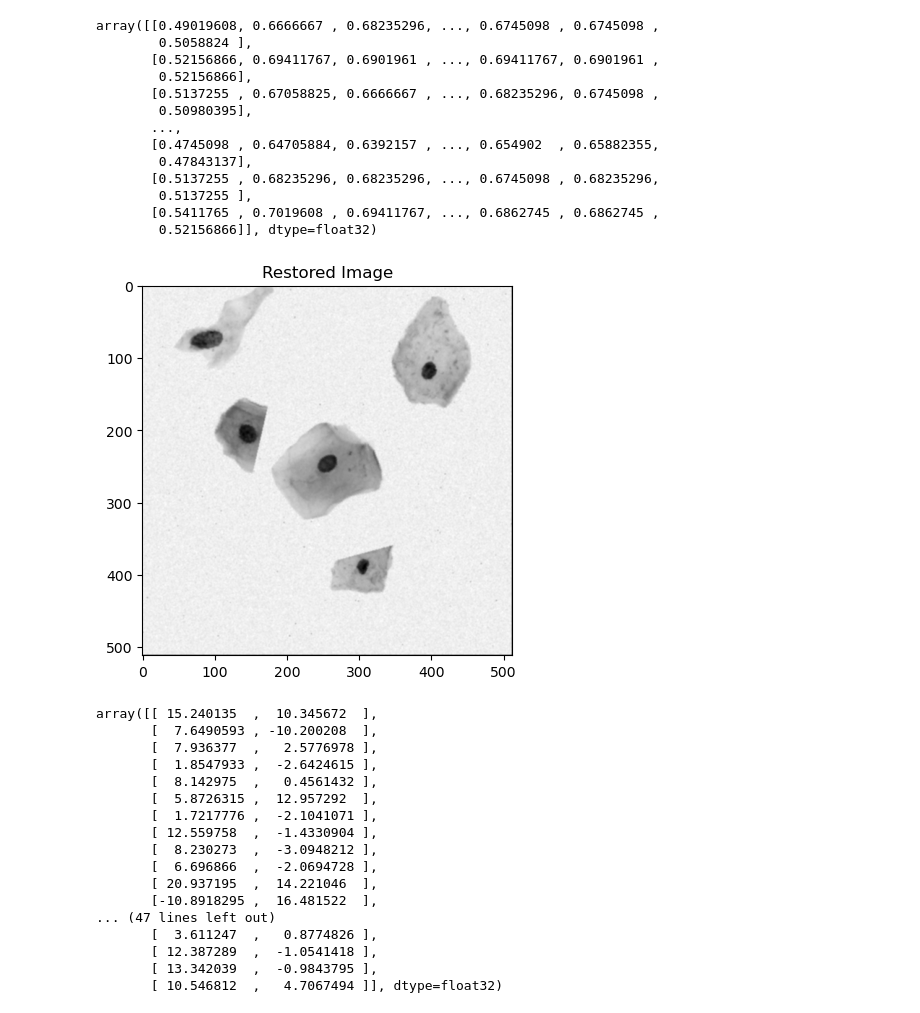
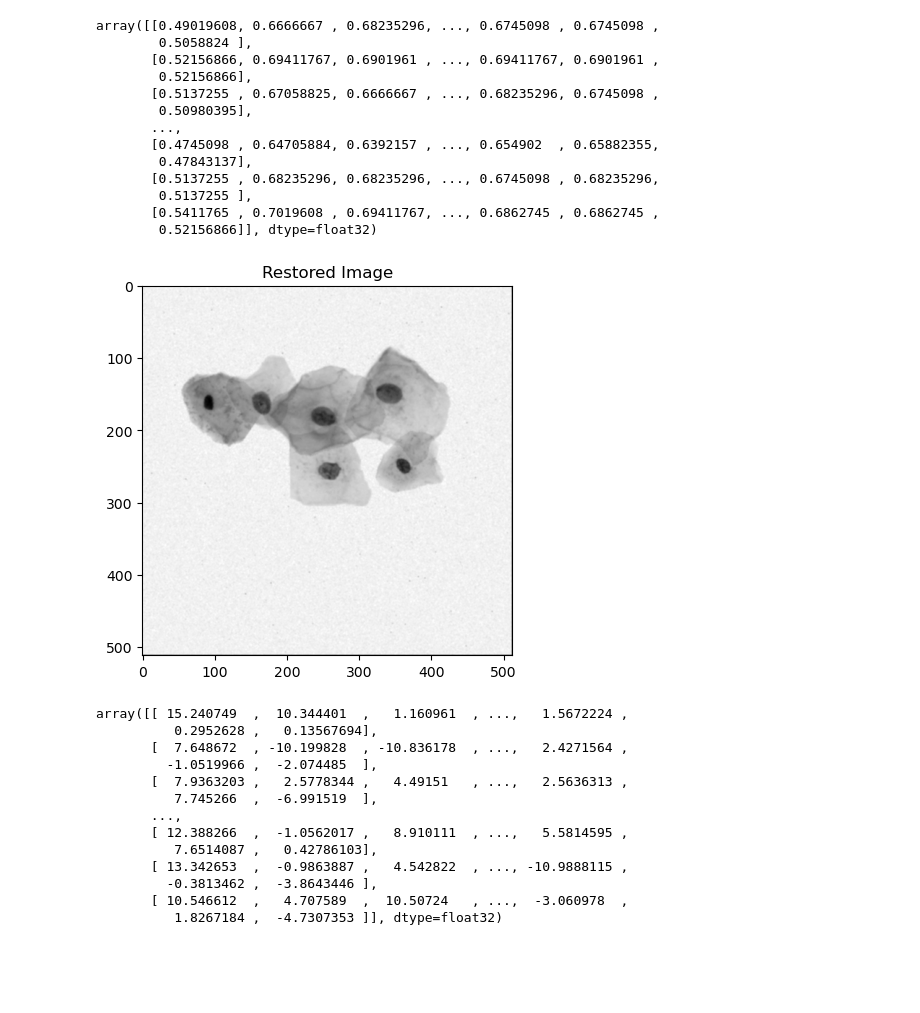
Before and after one commit to SavyaSanchi-Sharma/K-meansClustering, a Jupyter notebook: rwGraphs.ipynb, the cells around one changed output. Cells and saved outputs as stored; diff of their text form; code cells hidden in the pictures; blank space fills up the shorter version.

Commit message:
Updated graphs

```diff
--- a/rwGraphs.ipynb
+++ b/rwGraphs.ipynb
@@ -78,34 +78,30 @@ array([[0.49019608, 0.6666667 , 0.68235296, ..., 0.6745098 , 0.6745098 ,
        [0.5411765 , 0.7019608 , 0.69411767, ..., 0.6862745 , 0.6862745 ,
         0.52156866]], dtype=float32)
 # %%
-restored_image = X[0].reshape((512,512))
+restored_image = X[7].reshape((512,512))
 plt.imshow(restored_image, cmap='gray')
 plt.title("Restored Image")
 plt.show()
 # %% [output]
-[figure, old version]
+[figure, new version]
 # %%
-pca = PCA(n_components=2)
+pca = PCA(n_components=0.99)
 X= pca.fit_transform(X)
 X
 # %% [output]
-array([[ 15.240135  ,  10.345672  ],
-       [  7.6490593 , -10.200208  ],
-       [  7.936377  ,   2.5776978 ],
-       [  1.8547933 ,  -2.6424615 ],
-       [  8.142975  ,   0.4561432 ],
-       [  5.8726315 ,  12.957292  ],
-       [  1.7217776 ,  -2.1041071 ],
-       [ 12.559758  ,  -1.4330904 ],
-       [  8.230273  ,  -3.0948212 ],
-       [  6.696866  ,  -2.0694728 ],
-       [ 20.937195  ,  14.221046  ],
-       [-10.8918295 ,  16.481522  ],
-... (47 lines left out)
-       [  3.611247  ,   0.8774826 ],
-       [ 12.387289  ,  -1.0541418 ],
-       [ 13.342039  ,  -0.9843795 ],
-       [ 10.546812  ,   4.7067494 ]], dtype=float32)
+array([[ 15.240749  ,  10.344401  ,   1.160961  , ...,   1.5672224 ,
+          0.2952628 ,   0.13567694],
+       [  7.648672  , -10.199828  , -10.836178  , ...,   2.4271564 ,
+         -1.0519966 ,  -2.074485  ],
+       [  7.9363203 ,   2.5778344 ,   4.49151   , ...,   2.5636313 ,
+          7.745266  ,  -6.991519  ],
+       ...,
+       [ 12.388266  ,  -1.0562017 ,   8.910111  , ...,   5.5814595 ,
+          7.6514087 ,   0.42786103],
+       [ 13.342653  ,  -0.9863887 ,   4.542822  , ..., -10.9888115 ,
+         -0.3813462 ,  -3.8643446 ],
+       [ 10.546612  ,   4.707589  ,  10.50724   , ...,  -3.060978  ,
+          1.8267184 ,  -4.7307353 ]], dtype=float32)
 # %%
 
 centroidEuclid,idxEuclid=kmc.KMeansClustering(X,3,100,False)
```
Also changed, not shown: parts of 6 cells of this notebook.
